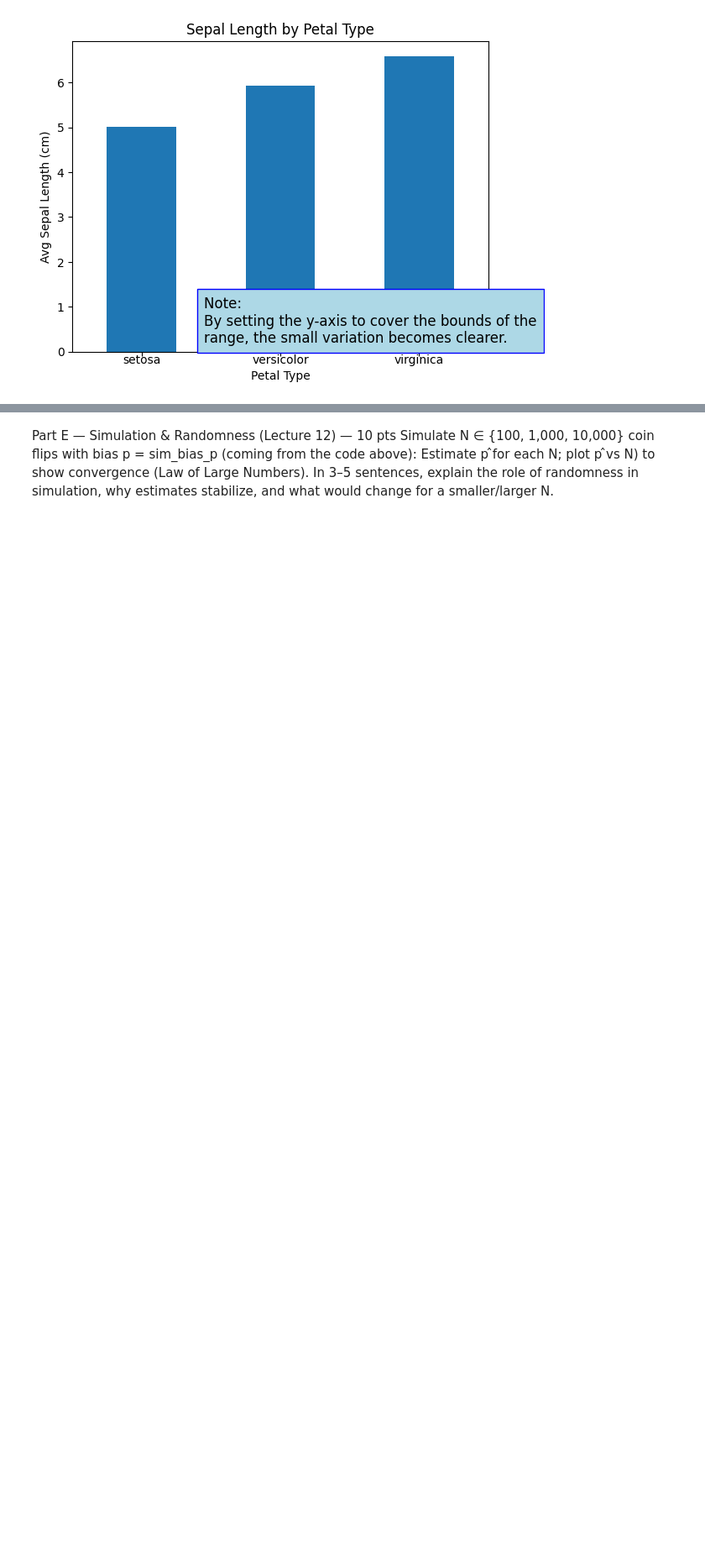
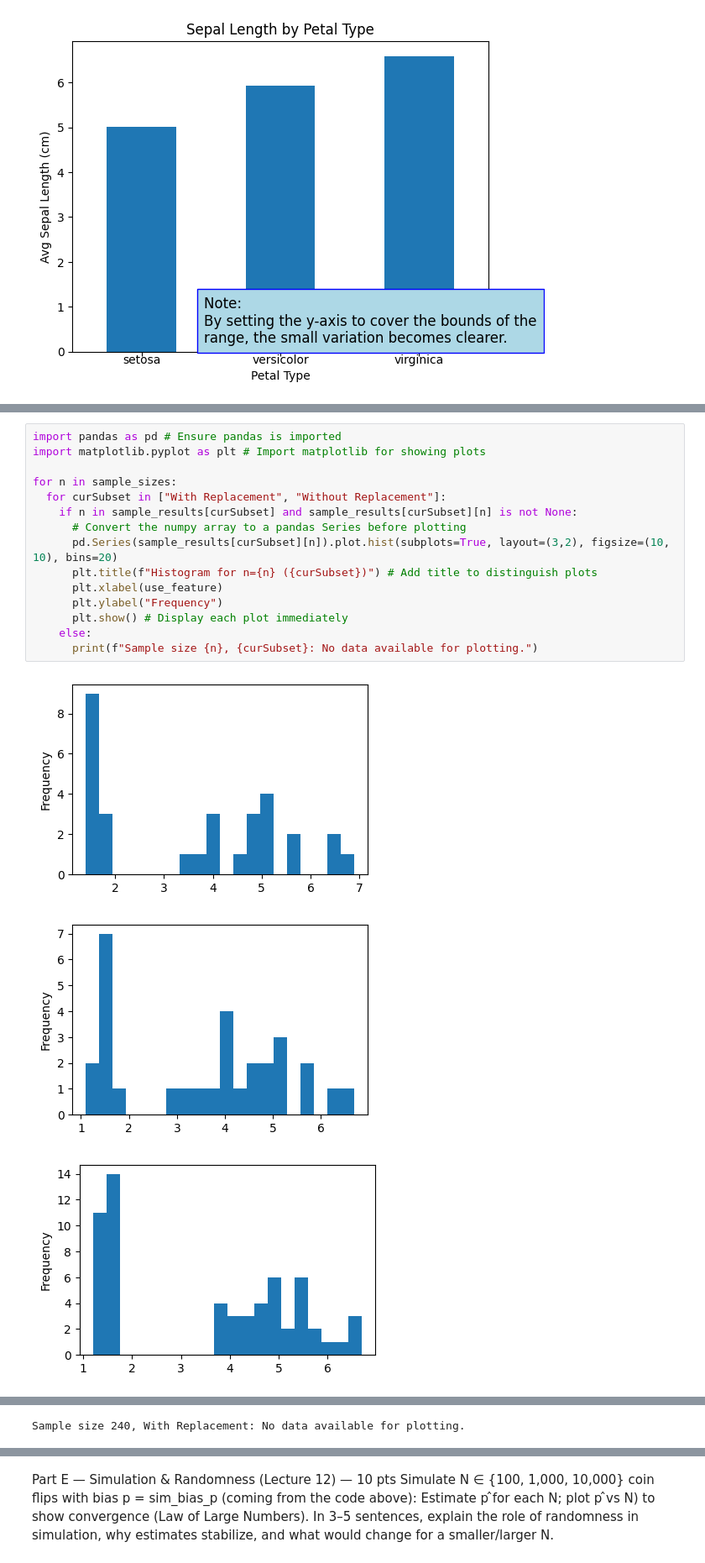
Before and after one commit to joelvinas/COMP-SCI_5530, a Jupyter notebook: Final_Exam/Final_Exam.ipynb, the cells around one changed output, grey strips where cells are left out. Shown at 84% size. Cells and saved outputs as stored; diff of their text form; blank space fills up the shorter version.

```diff
--- a/Final_Exam/Final_Exam.ipynb
+++ b/Final_Exam/Final_Exam.ipynb
@@ -285,0 +509,19 @@ This assumes roughly bell-shaped data; IQR is more robust for skewed data.
+# %%
+import pandas as pd # Ensure pandas is imported
+import matplotlib.pyplot as plt # Import matplotlib for showing plots
+
+for n in sample_sizes:
+  for curSubset in ["With Replacement", "Without Replacement"]:
+    if n in sample_results[curSubset] and sample_results[curSubset][n] is not None:
+      # Convert the numpy array to a pandas Series before plotting
+      pd.Series(sample_results[curSubset][n]).plot.hist(subplots=True, layout=(3,2), figsize=(10, 10), bins=20)
+      plt.title(f"Histogram for n={n} ({curSubset})") # Add title to distinguish plots
+      plt.xlabel(use_feature)
+      plt.ylabel("Frequency")
+      plt.show() # Display each plot immediately
+    else:
+      print(f"Sample size {n}, {curSubset}: No data available for plotting.")
+# %% [output]
+[figure, added]
+[figure, added]
+[figure, added]
@@ -285,0 +531 @@ This assumes roughly bell-shaped data; IQR is more robust for skewed data.
+Sample size 240, With Replacement: No data available for plotting.
```
Also changed, not shown: parts of 11 cells of this notebook.
